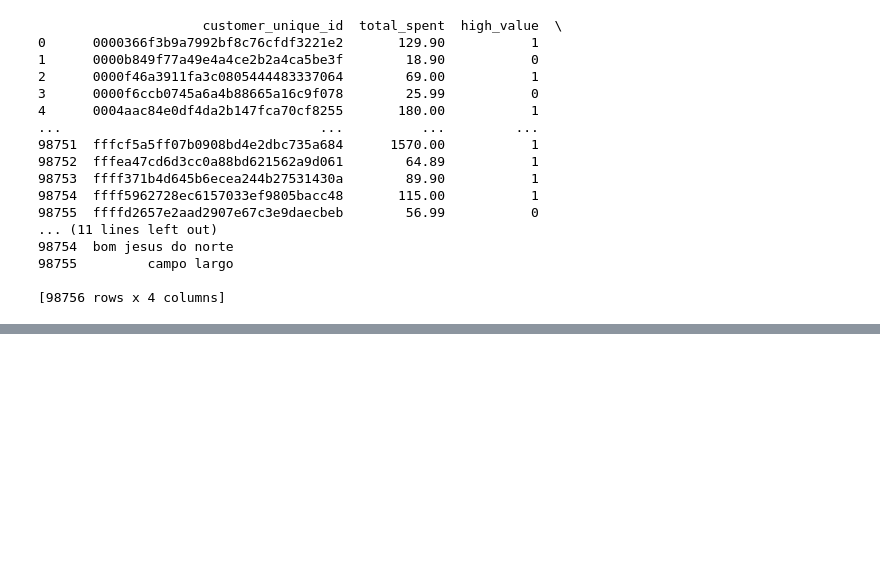
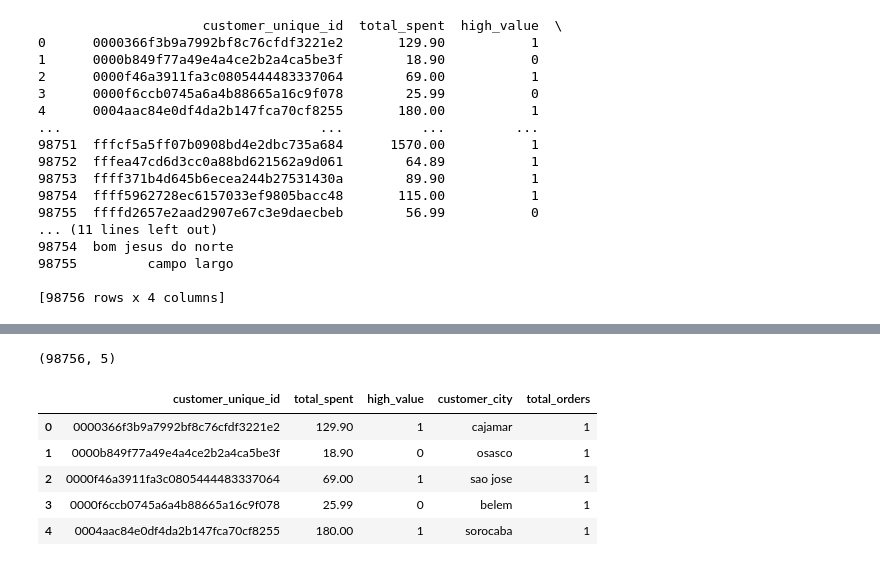
Before and after one commit to Many871027/BigQuery-Python-Machine-Learning-Unlocking-E-commerce-Value, a Jupyter notebook: Epractico16Manuel.ipynb, the cells around one changed output, grey strips where cells are left out. Drawn from its saved outputs; the diff is of its cells as text; code cells hidden in the pictures; blank space fills up the shorter version.

```diff
--- a/Epractico16Manuel.ipynb
+++ b/Epractico16Manuel.ipynb
@@ -540,2 +553,15 @@ print(merged_data)
 
 [98756 rows x 5 columns]
+# %%
+merged_data.shape
+# %% [output]
+(98756, 5)
+# %%
+merged_data.head()
+# %% [output]
+|  | customer_unique_id | total_spent | high_value | customer_city | total_orders |
+| 0 | 0000366f3b9a7992bf8c76cfdf3221e2 | 129.90 | 1 | cajamar | 1 |
+| 1 | 0000b849f77a49e4a4ce2b2a4ca5be3f | 18.90 | 0 | osasco | 1 |
+| 2 | 0000f46a3911fa3c0805444483337064 | 69.00 | 1 | sao jose | 1 |
+| 3 | 0000f6ccb0745a6a4b88665a16c9f078 | 25.99 | 0 | belem | 1 |
+| 4 | 0004aac84e0df4da2b147fca70cf8255 | 180.00 | 1 | sorocaba | 1 |
```
Also changed, not shown: parts of 5 cells of this notebook.
